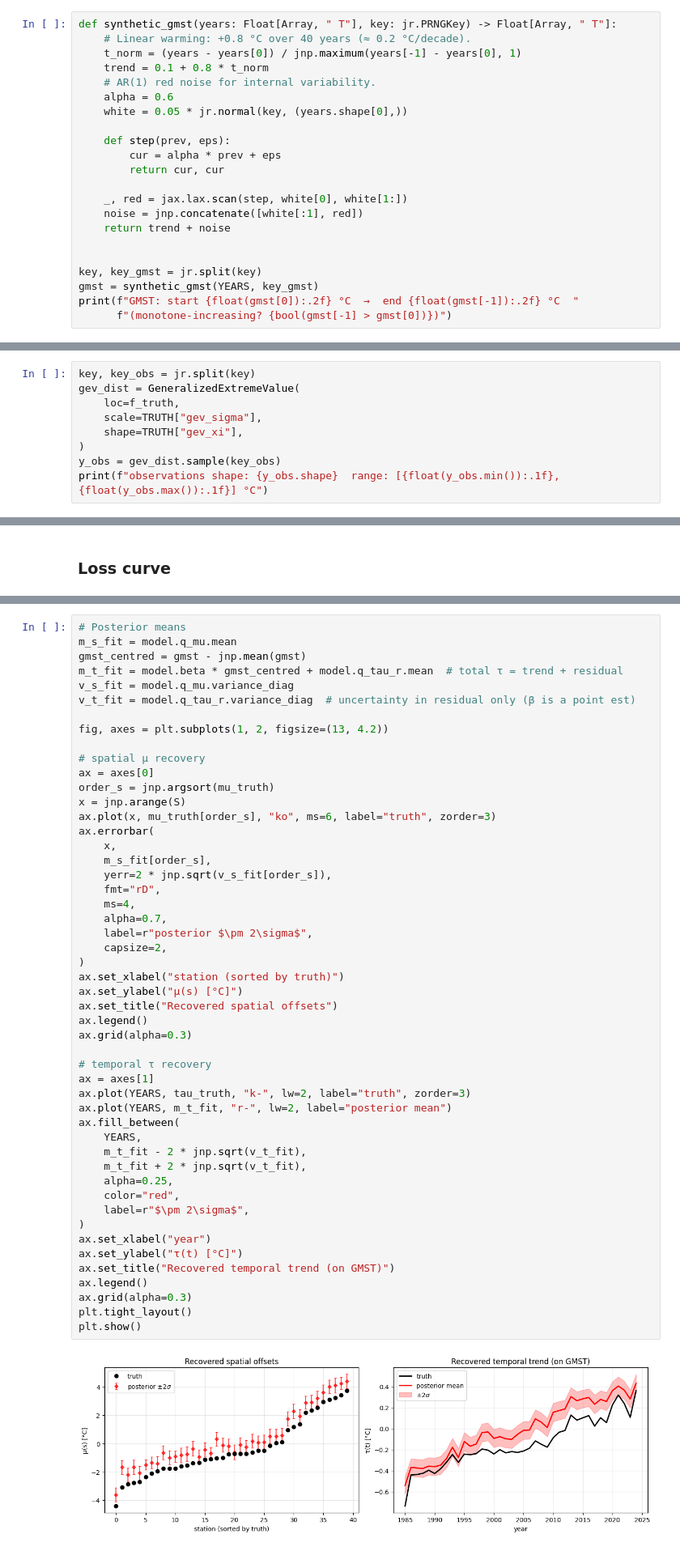
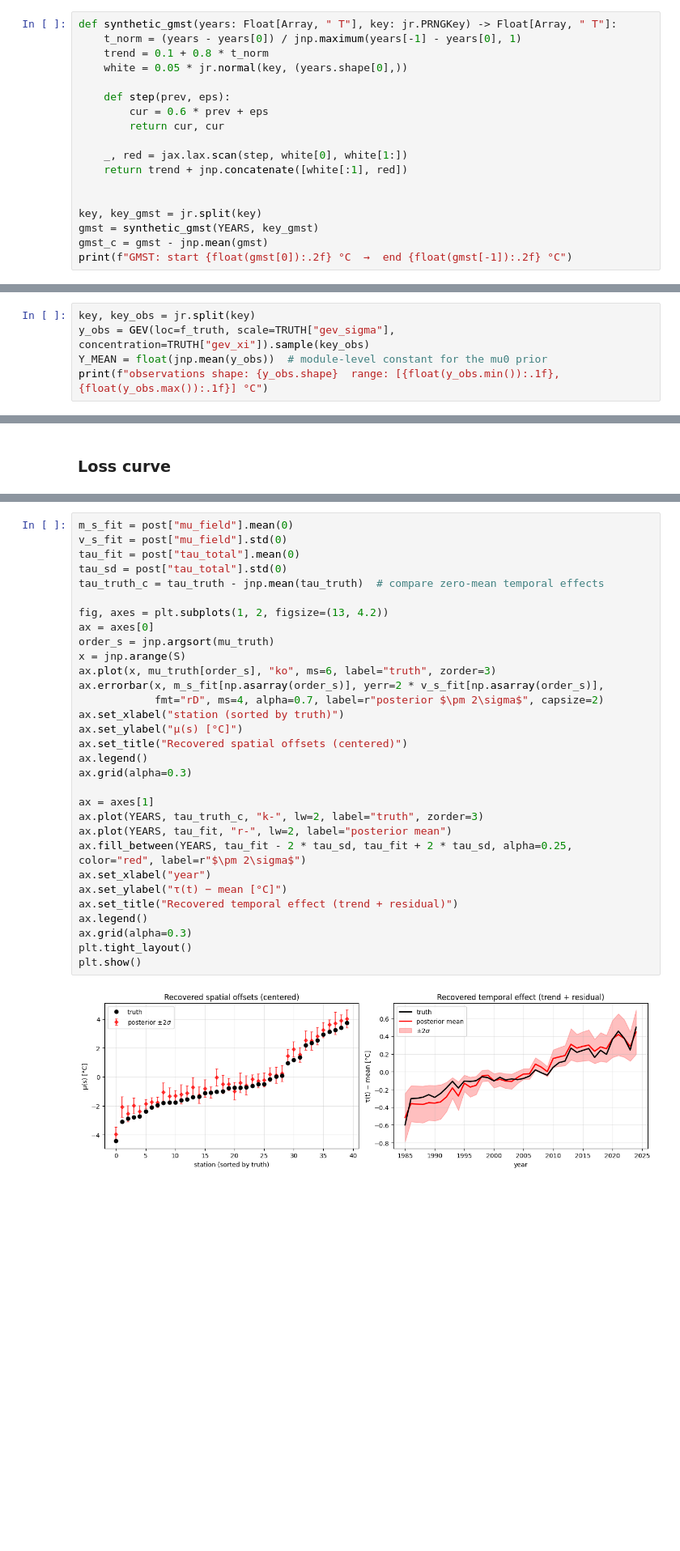
Before and after one commit to jejjohnson/research_notebook, a Jupyter notebook: projects/gaussian_processes/notebooks/13_applied/spatial_extremes/01_spain_extremes.ipynb, the cells around one changed output, grey strips where cells are left out. Shown at 81% size. Drawn from its saved outputs; the diff is of its cells as text; blank space fills up the shorter version.

```diff
--- a/projects/gaussian_processes/notebooks/13_applied/spatial_extremes/01_spain_extremes.ipynb
+++ b/projects/gaussian_processes/notebooks/13_applied/spatial_extremes/01_spain_extremes.ipynb
@@ -128,23 +128,19 @@ Global mean surface temperature rises roughly linearly over 1985–2024. Followi
 # %%
 def synthetic_gmst(years: Float[Array, " T"], key: jr.PRNGKey) -> Float[Array, " T"]:
-    # Linear warming: +0.8 °C over 40 years (≈ 0.2 °C/decade).
     t_norm = (years - years[0]) / jnp.maximum(years[-1] - years[0], 1)
     trend = 0.1 + 0.8 * t_norm
-    # AR(1) red noise for internal variability.
-    alpha = 0.6
     white = 0.05 * jr.normal(key, (years.shape[0],))
 
     def step(prev, eps):
-        cur = alpha * prev + eps
+        cur = 0.6 * prev + eps
         return cur, cur
 
     _, red = jax.lax.scan(step, white[0], white[1:])
-    noise = jnp.concatenate([white[:1], red])
-    return trend + noise
+    return trend + jnp.concatenate([white[:1], red])
 
 
 key, key_gmst = jr.split(key)
 gmst = synthetic_gmst(YEARS, key_gmst)
-print(f"GMST: start {float(gmst[0]):.2f} °C  →  end {float(gmst[-1]):.2f} °C  "
-      f"(monotone-increasing? {bool(gmst[-1] > gmst[0])})")
+gmst_c = gmst - jnp.mean(gmst)
+print(f"GMST: start {float(gmst[0]):.2f} °C  →  end {float(gmst[-1]):.2f} °C")
 # %% [output]
@@ -275,12 +198,8 @@ GEV log_prob max |ours − scipy| (ξ=0.2):  1.14e-13
 ### Draw the observations
 # %%
 key, key_obs = jr.split(key)
-gev_dist = GeneralizedExtremeValue(
-    loc=f_truth,
-    scale=TRUTH["gev_sigma"],
-    shape=TRUTH["gev_xi"],
-)
-y_obs = gev_dist.sample(key_obs)
+y_obs = GEV(loc=f_truth, scale=TRUTH["gev_sigma"], concentration=TRUTH["gev_xi"]).sample(key_obs)
+Y_MEAN = float(jnp.mean(y_obs))  # module-level constant for the mu0 prior
 print(f"observations shape: {y_obs.shape}  range: [{float(y_obs.min()):.1f}, {float(y_obs.max()):.1f}] °C")
 # %% [output]
 observations shape: (40, 40)  range: [28.2, 57.4] °C
@@ -669,55 +345,36 @@ plt.show()
 # %%
-# Posterior means
-m_s_fit = model.q_mu.mean
-gmst_centred = gmst - jnp.mean(gmst)
-m_t_fit = model.beta * gmst_centred + model.q_tau_r.mean  # total τ = trend + residual
-v_s_fit = model.q_mu.variance_diag
-v_t_fit = model.q_tau_r.variance_diag  # uncertainty in residual only (β is a point est)
+m_s_fit = post["mu_field"].mean(0)
+v_s_fit = post["mu_field"].std(0)
+tau_fit = post["tau_total"].mean(0)
+tau_sd = post["tau_total"].std(0)
+tau_truth_c = tau_truth - jnp.mean(tau_truth)  # compare zero-mean temporal effects
 
 fig, axes = plt.subplots(1, 2, figsize=(13, 4.2))
-
-# spatial μ recovery
 ax = axes[0]
 order_s = jnp.argsort(mu_truth)
 x = jnp.arange(S)
 ax.plot(x, mu_truth[order_s], "ko", ms=6, label="truth", zorder=3)
-ax.errorbar(
-    x,
-    m_s_fit[order_s],
-    yerr=2 * jnp.sqrt(v_s_fit[order_s]),
-    fmt="rD",
-    ms=4,
-    alpha=0.7,
-    label=r"posterior $\pm 2\sigma$",
-    capsize=2,
-)
+ax.errorbar(x, m_s_fit[np.asarray(order_s)], yerr=2 * v_s_fit[np.asarray(order_s)],
+            fmt="rD", ms=4, alpha=0.7, label=r"posterior $\pm 2\sigma$", capsize=2)
 ax.set_xlabel("station (sorted by truth)")
 ax.set_ylabel("μ(s) [°C]")
-ax.set_title("Recovered spatial offsets")
+ax.set_title("Recovered spatial offsets (centered)")
 ax.legend()
 ax.grid(alpha=0.3)
 
-# temporal τ recovery
 ax = axes[1]
-ax.plot(YEARS, tau_truth, "k-", lw=2, label="truth", zorder=3)
-ax.plot(YEARS, m_t_fit, "r-", lw=2, label="posterior mean")
-ax.fill_between(
-    YEARS,
-    m_t_fit - 2 * jnp.sqrt(v_t_fit),
-    m_t_fit + 2 * jnp.sqrt(v_t_fit),
-    alpha=0.25,
-    color="red",
-    label=r"$\pm 2\sigma$",
-)
+ax.plot(YEARS, tau_truth_c, "k-", lw=2, label="truth", zorder=3)
+ax.plot(YEARS, tau_fit, "r-", lw=2, label="posterior mean")
+ax.fill_between(YEARS, tau_fit - 2 * tau_sd, tau_fit + 2 * tau_sd, alpha=0.25, color="red", label=r"$\pm 2\sigma$")
 ax.set_xlabel("year")
-ax.set_ylabel("τ(t) [°C]")
-ax.set_title("Recovered temporal trend (on GMST)")
+ax.set_ylabel("τ(t) − mean [°C]")
+ax.set_title("Recovered temporal effect (trend + residual)")
 ax.legend()
 ax.grid(alpha=0.3)
 plt.tight_layout()
 plt.show()
 # %% [output]
-[figure, old version]
+[figure, new version]
 # %% [markdown]
 ### GEV tail recovery
 # %%
```
Also changed, not shown: parts of 47 cells of this notebook.
